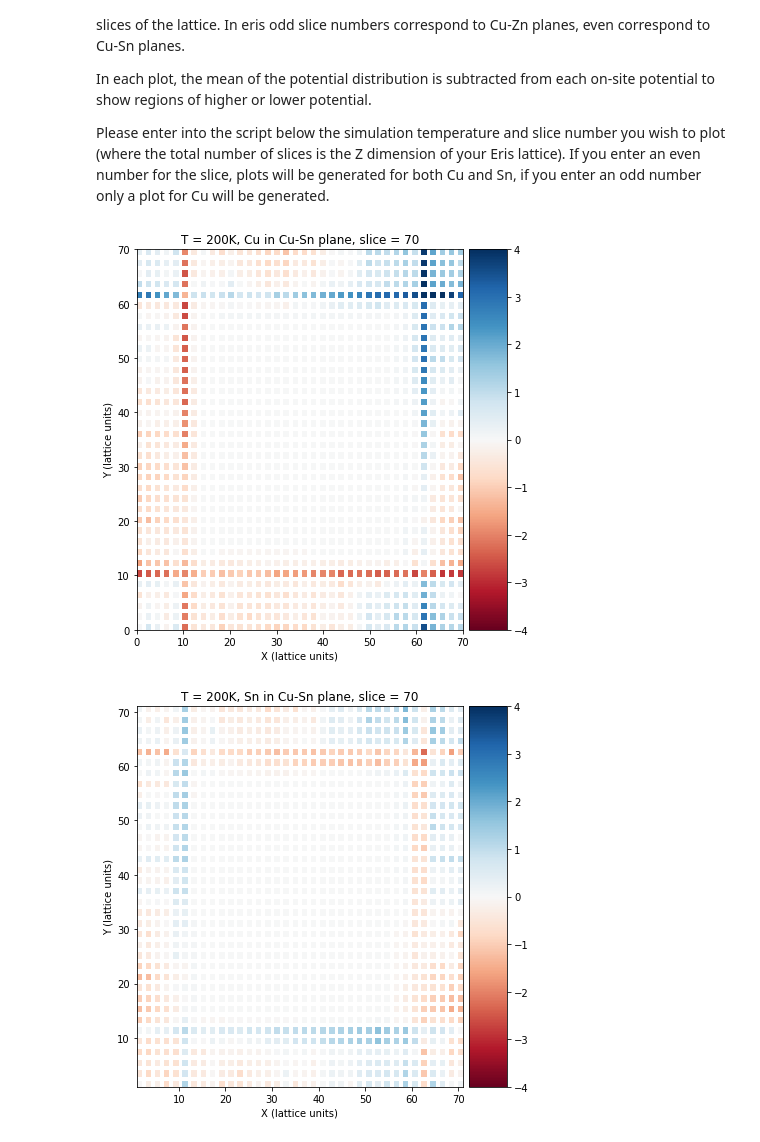
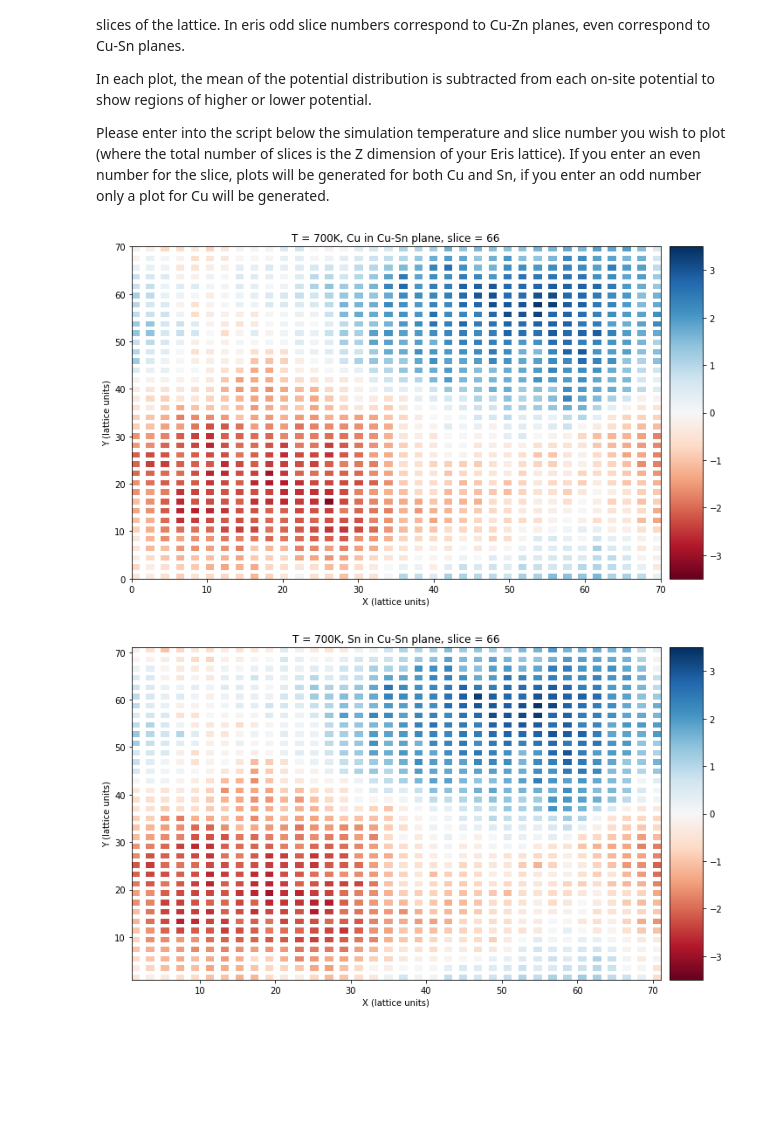
Before and after one commit to WMD-group/Eris, a Jupyter notebook: analysis-notebooks/band_tailing/Cu-Zn_disorder_band_tailing.ipynb, the cells around one changed output. Cells and saved outputs as stored; diff of their text form; code cells hidden in the pictures; blank space fills up the shorter version.

```diff
--- a/analysis-notebooks/band_tailing/Cu-Zn_disorder_band_tailing.ipynb
+++ b/analysis-notebooks/band_tailing/Cu-Zn_disorder_band_tailing.ipynb
@@ -91,16 +100,16 @@ import numpy as np
 from scipy import stats
 
 ### USER INPUTS ###
-T = 200 # in K
-slice_num = 70
+T = 700 # in K
+slice_num = 66
 X_dim = 72
 Y_dim = 72
 Z_dim = 72
 
 # Set params for plots
 cmap = 'RdBu' # Colormap (see matplotlib colormap docs for options)
-pmin = -4 # Set limits for histogram plot of (onsite potential) - (mean potential)
-pmax = 4
+pmin = -3.5 # Set limits for histogram plot of (onsite potential) - (mean potential)
+pmax = 3.5
 bins = X_dim-1 # Test bins in histogram plots
 #bins = X_dim/2
 # Bin choice a little arbitrary.
@@ -110,7 +119,7 @@ bins = X_dim-1 # Test bins in histogram plots
 
 ###################
 
-# unit_conversion = ???
+unit_conversion = 0.534 #Convert from internal Eris units to V (see above for derivation)
 T_formatted = str(T).zfill(4)
 slice_formatted = str(slice_num).zfill(2)
 
@@ -124,11 +133,11 @@ if (slice_num%2 == 1):
     pots = CuZnSlice[:,2]
     pot_mean = np.mean(pots)
     pot_fluc = CuZnSlice[:,2] - pot_mean
-    #pot_fluc_in_V = pot_fluc * unit_conversion
+    pot_fluc_in_V = pot_fluc * unit_conversion
     # Generate 2D histogram of (on-site potential) - (mean potential) for Cu in Cu-Zn plane
     H, xedges, yedges, binnumber = stats.binned_statistic_2d(x_vals, y_vals, values = pot_fluc, statistic='mean' , bins = [bins,bins])
     XX, YY = np.meshgrid(xedges, yedges)
-    fig = plt.figure(figsize = (7,7))
+    fig = plt.figure(figsize = (13,7))
     ax1=plt.subplot(111)
     plt.title("T = "+str(T)+"K, Cu in Cu-Zn plane, slice = "+ str(slice_num))
     plot1 = ax1.pcolormesh(XX,YY,H.T, cmap=cmap, vmin=pmin, vmax=pmax)
@@ -148,42 +157,38 @@ if (slice_num%2 == 0):
     Cu_pots = Cu_CuSnSlice[:,2]
     Cu_pot_mean = np.mean(Cu_pots)
     Cu_pot_fluc = Cu_CuSnSlice[:,2] - Cu_pot_mean
-    #Cu_pot_fluc_in_V = Cu_pot_fluc * unit_conversion
+    Cu_pot_fluc_in_V = Cu_pot_fluc * unit_conversion
     # Generate 2D histogram of (on-site potential) - (mean potential) for Cu in Cu-Sn plane
     H, xedges, yedges, binnumber = stats.binned_statistic_2d(Cu_x_vals, Cu_y_vals, values = Cu_pot_fluc, statistic='mean' , bins = [bins,bins])
     XX, YY = np.meshgrid(xedges, yedges)
-    fig = plt.figure(figsize = (7,7))
+    fig = plt.figure(figsize = (13,7))
     ax1=plt.subplot(111)
     plt.title("T = "+str(T)+"K, Cu in Cu-Sn plane, slice = "+ str(slice_num))
     plot1 = ax1.pcolormesh(XX,YY,H.T, cmap=cmap, vmin=pmin, vmax=pmax)
     cbar = plt.colorbar(plot1,ax=ax1, pad = .015, aspect=10)
     plt.xlabel('X (lattice units)')
     plt.ylabel('Y (lattice units)')
-#    plt.xlim(11,X_dim-12)
-#    plt.ylim(11,Y_dim-12)
     # Reading in data from eris output file for Sn
     Sn_CuSnSlice = np.genfromtxt(Sn_data_file, delimiter = ' ')
     Sn_x_vals = Sn_CuSnSlice[:,0]
     Sn_y_vals = Sn_CuSnSlice[:,1]
     Sn_pots = Sn_CuSnSlice[:,2]
     Sn_pot_mean = np.mean(Sn_pots)
     Sn_pot_fluc = Sn_CuSnSlice[:,2] - Sn_pot_mean
-    #Sn_pot_fluc_in_V = Sn_pot_fluc * unit_conversion
+    Sn_pot_fluc_in_V = Sn_pot_fluc * unit_conversion
     # Generate 2D histogram of (on-site potential) - (mean potential) for Sn in Cu-Sn plane
     H, xedges, yedges, binnumber = stats.binned_statistic_2d(Sn_x_vals, Sn_y_vals, values = Sn_pot_fluc, statistic='mean' , bins = [bins,bins])
     XX, YY = np.meshgrid(xedges, yedges)
-    fig2 = plt.figure(figsize = (7,7))
+    fig2 = plt.figure(figsize = (13,7))
     ax2=plt.subplot(111)
     plt.title("T = "+str(T)+"K, Sn in Cu-Sn plane, slice = "+ str(slice_num))
     plot2 = ax2.pcolormesh(XX,YY,H.T, cmap=cmap, vmin=pmin, vmax=pmax)
     cbar = plt.colorbar(plot2,ax=ax2, pad = .015, aspect=10)
 
 
-#plt.xlim(12,X_dim-13)
-#plt.ylim(12,Y_dim-13)
 plt.xlabel('X (lattice units)')
 plt.ylabel('Y (lattice units)')
 plt.show()
 # %% [output]
-[figure, old version]
+[figure, new version]
-[figure, old version]
+[figure, new version]
```
Also changed, not shown: parts of 2 cells of this notebook.
